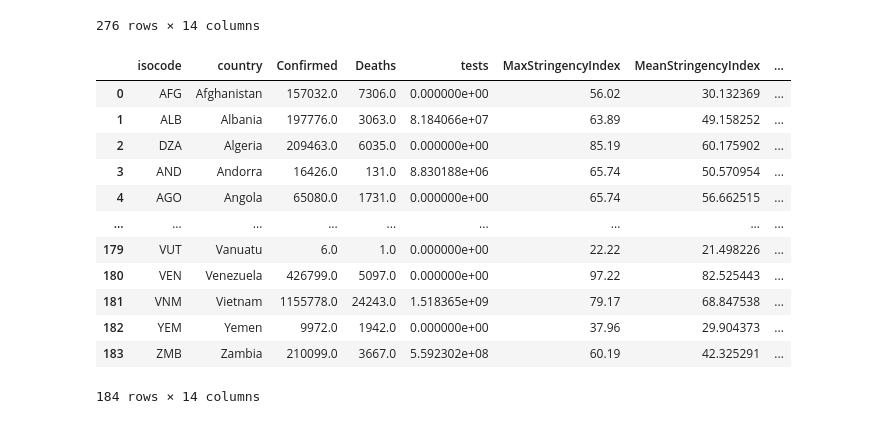
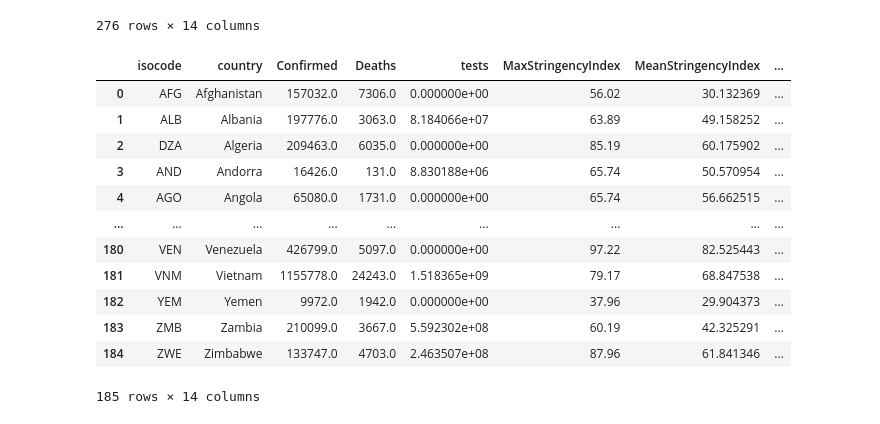
Before and after one commit to polinaprinii/DAP-Project, a Jupyter notebook: Linear Regression/Final Dataset.ipynb, the cells around one changed output. Cells and saved outputs as stored; diff of their text form; code cells hidden in the pictures.

```diff
--- a/Linear Regression/Final Dataset.ipynb
+++ b/Linear Regression/Final Dataset.ipynb
@@ -102,21 +102,21 @@ finalmerge
 | 275 | OWID_NIR | Northern Ireland | NaN | NaN | NaN | NaN | NaN | ... |
 276 rows × 14 columns
 # %%
-finalmerge = finalmerge.drop(labels = range(184,276),axis = 0)
+finalmerge = finalmerge.drop(labels = range(185,276),axis = 0)
 finalmerge
 # %% [output]
 |  | isocode | country | Confirmed | Deaths | tests | MaxStringencyIndex | MeanStringencyIndex | ... |
 | 0 | AFG | Afghanistan | 157032.0 | 7306.0 | 0.000000e+00 | 56.02 | 30.132369 | ... |
 | 1 | ALB | Albania | 197776.0 | 3063.0 | 8.184066e+07 | 63.89 | 49.158252 | ... |
 | 2 | DZA | Algeria | 209463.0 | 6035.0 | 0.000000e+00 | 85.19 | 60.175902 | ... |
 | 3 | AND | Andorra | 16426.0 | 131.0 | 8.830188e+06 | 65.74 | 50.570954 | ... |
 | 4 | AGO | Angola | 65080.0 | 1731.0 | 0.000000e+00 | 65.74 | 56.662515 | ... |
 | ... | ... | ... | ... | ... | ... | ... | ... | ... |
-| 179 | VUT | Vanuatu | 6.0 | 1.0 | 0.000000e+00 | 22.22 | 21.498226 | ... |
 | 180 | VEN | Venezuela | 426799.0 | 5097.0 | 0.000000e+00 | 97.22 | 82.525443 | ... |
 | 181 | VNM | Vietnam | 1155778.0 | 24243.0 | 1.518365e+09 | 79.17 | 68.847538 | ... |
 | 182 | YEM | Yemen | 9972.0 | 1942.0 | 0.000000e+00 | 37.96 | 29.904373 | ... |
 | 183 | ZMB | Zambia | 210099.0 | 3667.0 | 5.592302e+08 | 60.19 | 42.325291 | ... |
+| 184 | ZWE | Zimbabwe | 133747.0 | 4703.0 | 2.463507e+08 | 87.96 | 61.841346 | ... |
-184 rows × 14 columns
+185 rows × 14 columns
 # %%
 finalmerge.to_csv('D:/Git/DAP-Project/Linear Regression/finaldataset.csv',encoding = 'utf-8')
```
Also changed, not shown: 1 other file.
